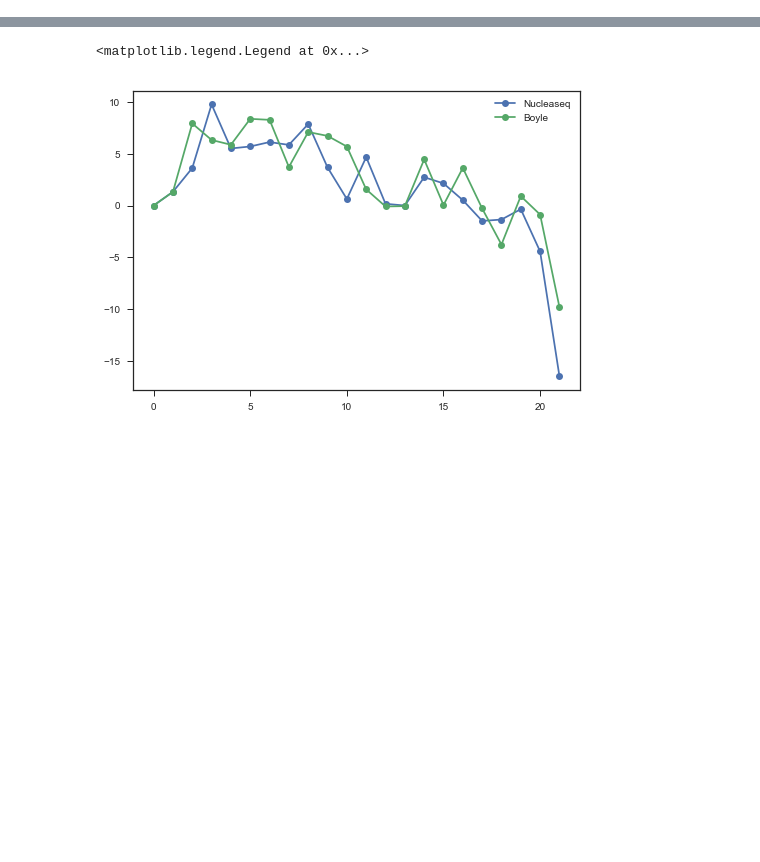
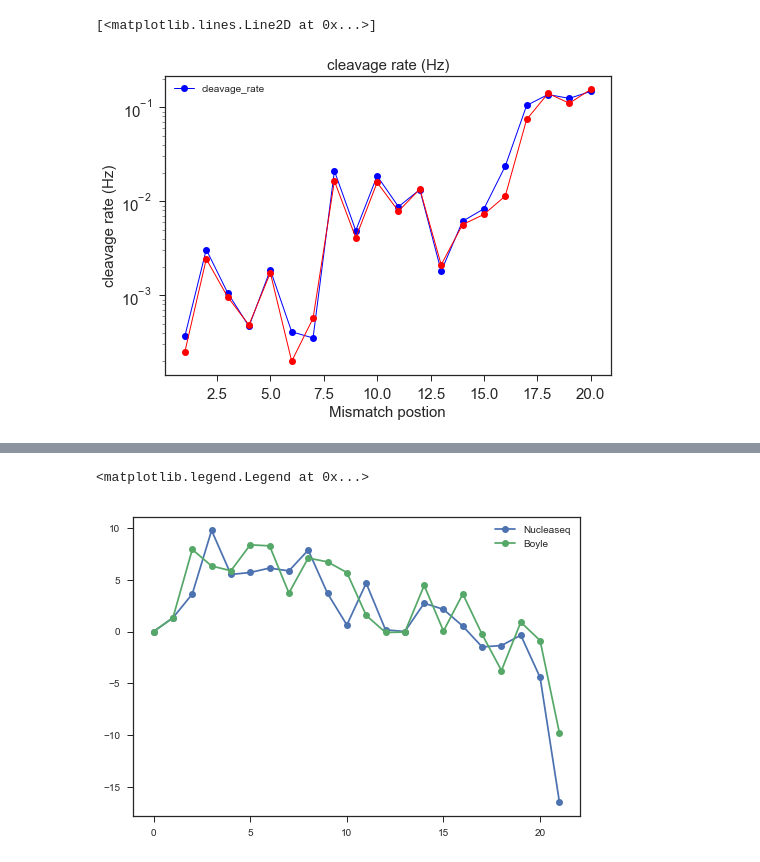
Before and after one commit to martin-depken/Energy-Landscape, a Jupyter notebook: predict_pclv_Stijn/Compare_to_Boyle.ipynb, the cells around one changed output, grey strips where cells are left out. Cells and saved outputs as stored; diff of their text form; code cells hidden in the pictures; blank space fills up the shorter version.

```diff
--- a/predict_pclv_Stijn/Compare_to_Boyle.ipynb
+++ b/predict_pclv_Stijn/Compare_to_Boyle.ipynb
@@ -33,0 +133,24 @@ filename_data = 'ECas9_cleavage_rate_and_y0_Canonical_OT-r_0-2.csv'
+# %%
+model_ID = 'Clv_Saturated_fixed_kf_general_energies_v2'
+guide = 20
+k = np.zeros(20)
+for i in range(1,guide+1):
+    mismatch = [i]
+    k[i-1] = clv.calc_clv_rate_fast(parameters,model_ID,mismatch,guide)
+
+k_matrix = np.zeros([20,20])
+
+for i in range(1,20):
+    for j in range(i+1,21):
+        mismatch_positions = [i,j]
+        k_matrix[i-1,j-1] = np.log10(clv.calc_clv_rate_fast(parameters,model_ID,mismatch_positions,guide))
+np.fill_diagonal(k_matrix,np.nan)
+k_df = pd.DataFrame(k_matrix, index=range(1, 21), columns=range(1, 21))
+# %%
+data_exp = pd.read_csv(path_to_data + filename_data)
+plt.figure()
+_=pltData.plot_single_mut_data(data_exp, 'cleavage_rate', 'r', Plot=True, logplot=True,data_name='cleavage rate (Hz)')
+plt.semilogy(range(1,21),k, marker='o', linewidth=1, color='red', label='Prediction')
+# %% [output]
+[<matplotlib.lines.Line2D at 0x...>]
+[figure, added]
```
Also changed, not shown: parts of 14 cells of this notebook.
